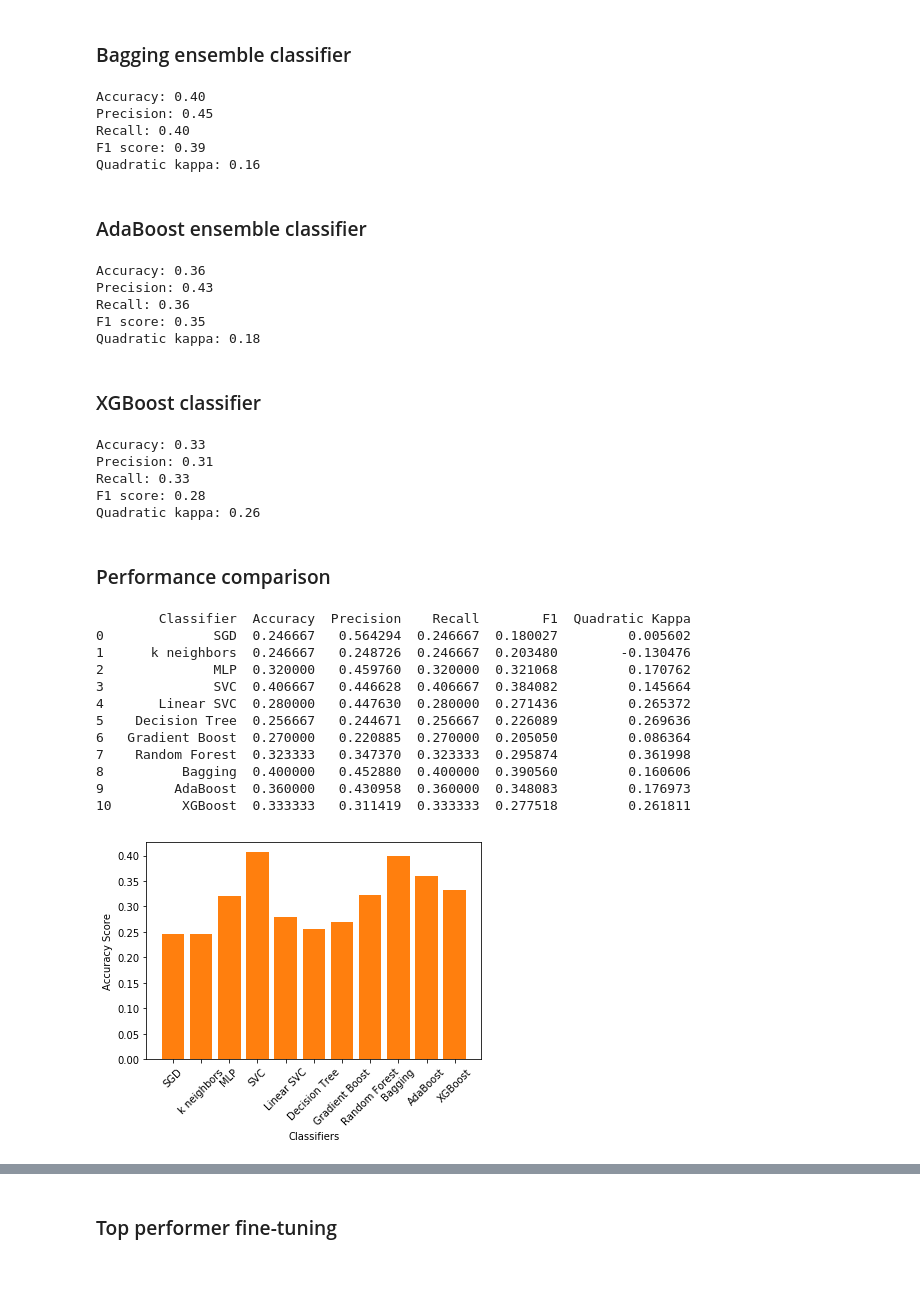
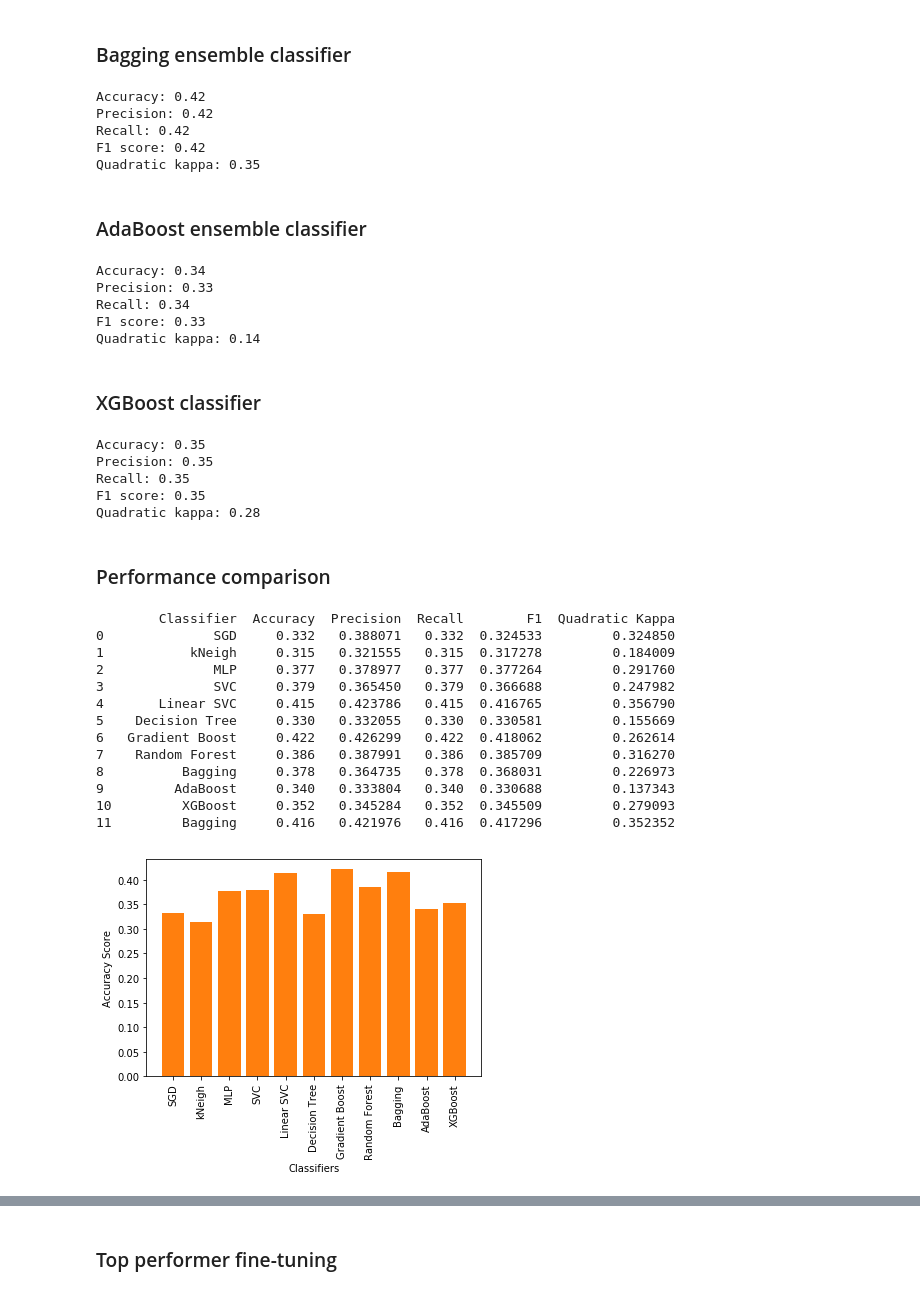
Before and after one commit to manuelfreude/kagglepetfinder, a Jupyter notebook: petfinder.ipynb, the cells around one changed output, grey strips where cells are left out. Cells and saved outputs as stored; diff of their text form; code cells hidden in the pictures.

```diff
--- a/petfinder.ipynb
+++ b/petfinder.ipynb
@@ -1211,7 +1211,7 @@ test_img.head()
 # %%
 # Reducing sample size for train dataset
 
-train_sample = 2500
+train_sample = 5000
 
 train_img = train_img[0:train_sample]
 # %%
@@ -2430,9 +2436,9 @@ Quadratic kappa: 0.36
 # https://scikit-learn.org/stable/modules/generated/sklearn.ensemble.BaggingClassifier.html#sklearn.ensemble.BaggingClassifier
 
 from sklearn.ensemble import BaggingClassifier
-from sklearn.svm import SVC
+from sklearn.svm import LinearSVC
 
-base_estimator = SVC()
+base_estimator = LinearSVC()
 
 Bagging_model = BaggingClassifier(base_estimator=base_estimator, random_state=25)
 
@@ -2464,11 +2470,11 @@ print('F1 score: %.2f' % f1)
 # Quadratic kappa
 print('Quadratic kappa: %.2f' % qkappa)
 # %% [output]
-Accuracy: 0.40
-Precision: 0.45
-Recall: 0.40
-F1 score: 0.39
-Quadratic kappa: 0.16
+Accuracy: 0.42
+Precision: 0.42
+Recall: 0.42
+F1 score: 0.42
+Quadratic kappa: 0.35
 # %% [markdown]
 ### AdaBoost ensemble classifier
 # %%
@@ -2512,11 +2518,11 @@ print('F1 score: %.2f' % f1)
 # Quadratic kappa
 print('Quadratic kappa: %.2f' % qkappa)
 # %% [output]
-Accuracy: 0.36
-Precision: 0.43
-Recall: 0.36
-F1 score: 0.35
-Quadratic kappa: 0.18
+Accuracy: 0.34
+Precision: 0.33
+Recall: 0.34
+F1 score: 0.33
+Quadratic kappa: 0.14
 # %% [markdown]
 ### XGBoost classifier
 # %%
@@ -2554,11 +2560,11 @@ print('F1 score: %.2f' % f1)
 # Quadratic kappa
 print('Quadratic kappa: %.2f' % qkappa)
 # %% [output]
-Accuracy: 0.33
-Precision: 0.31
-Recall: 0.33
-F1 score: 0.28
-Quadratic kappa: 0.26
+Accuracy: 0.35
+Precision: 0.35
+Recall: 0.35
+F1 score: 0.35
+Quadratic kappa: 0.28
 # %% [markdown]
 ### Performance comparison
 # %%
@@ -2566,27 +2572,28 @@ Quadratic kappa: 0.26
 
 print(scores)
 # %% [output]
-        Classifier  Accuracy  Precision    Recall        F1  Quadratic Kappa
-0              SGD  0.246667   0.564294  0.246667  0.180027         0.005602
-1      k neighbors  0.246667   0.248726  0.246667  0.203480        -0.130476
-2              MLP  0.320000   0.459760  0.320000  0.321068         0.170762
-3              SVC  0.406667   0.446628  0.406667  0.384082         0.145664
-4       Linear SVC  0.280000   0.447630  0.280000  0.271436         0.265372
-5    Decision Tree  0.256667   0.244671  0.256667  0.226089         0.269636
-6   Gradient Boost  0.270000   0.220885  0.270000  0.205050         0.086364
-7    Random Forest  0.323333   0.347370  0.323333  0.295874         0.361998
-8          Bagging  0.400000   0.452880  0.400000  0.390560         0.160606
-9         AdaBoost  0.360000   0.430958  0.360000  0.348083         0.176973
-10         XGBoost  0.333333   0.311419  0.333333  0.277518         0.261811
+        Classifier  Accuracy  Precision  Recall        F1  Quadratic Kappa
+0              SGD     0.332   0.388071   0.332  0.324533         0.324850
+1           kNeigh     0.315   0.321555   0.315  0.317278         0.184009
+2              MLP     0.377   0.378977   0.377  0.377264         0.291760
+3              SVC     0.379   0.365450   0.379  0.366688         0.247982
+4       Linear SVC     0.415   0.423786   0.415  0.416765         0.356790
+5    Decision Tree     0.330   0.332055   0.330  0.330581         0.155669
+6   Gradient Boost     0.422   0.426299   0.422  0.418062         0.262614
+7    Random Forest     0.386   0.387991   0.386  0.385709         0.316270
+8          Bagging     0.378   0.364735   0.378  0.368031         0.226973
+9         AdaBoost     0.340   0.333804   0.340  0.330688         0.137343
+10         XGBoost     0.352   0.345284   0.352  0.345509         0.279093
+11         Bagging     0.416   0.421976   0.416  0.417296         0.352352
 # %%
 # Plotting accuracy comparison
 
 plt.bar(scores['Classifier'], scores['Accuracy'], color='C1')
-plt.xticks(rotation=45)
+plt.xticks(rotation=90)
 plt.ylabel('Accuracy Score')
 plt.xlabel('Classifiers');
 # %% [output]
-[figure, old version]
+[figure, new version]
 # %%
 # Plotting precision comparison
 
```
Also changed, not shown: parts of 37 cells of this notebook.
